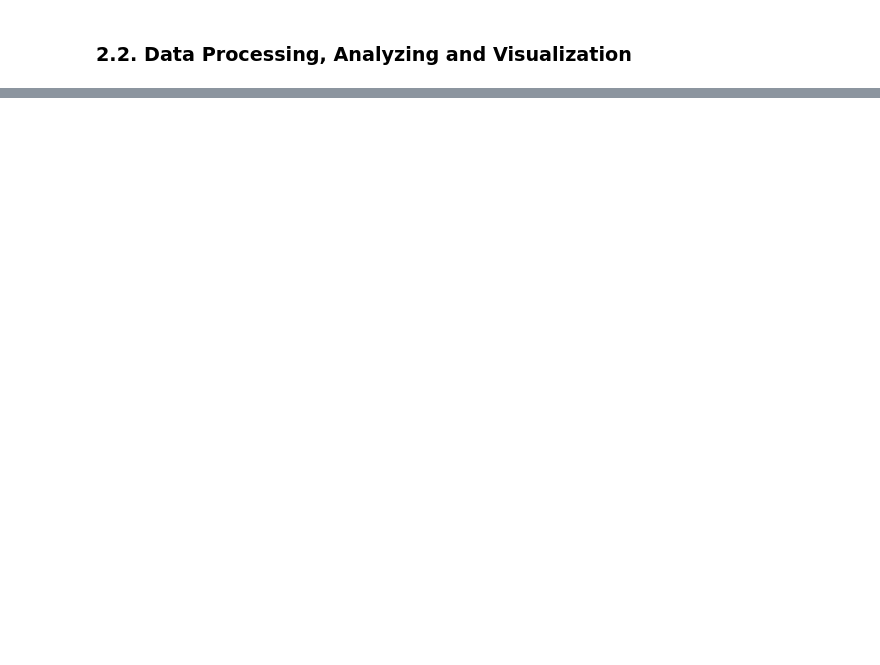
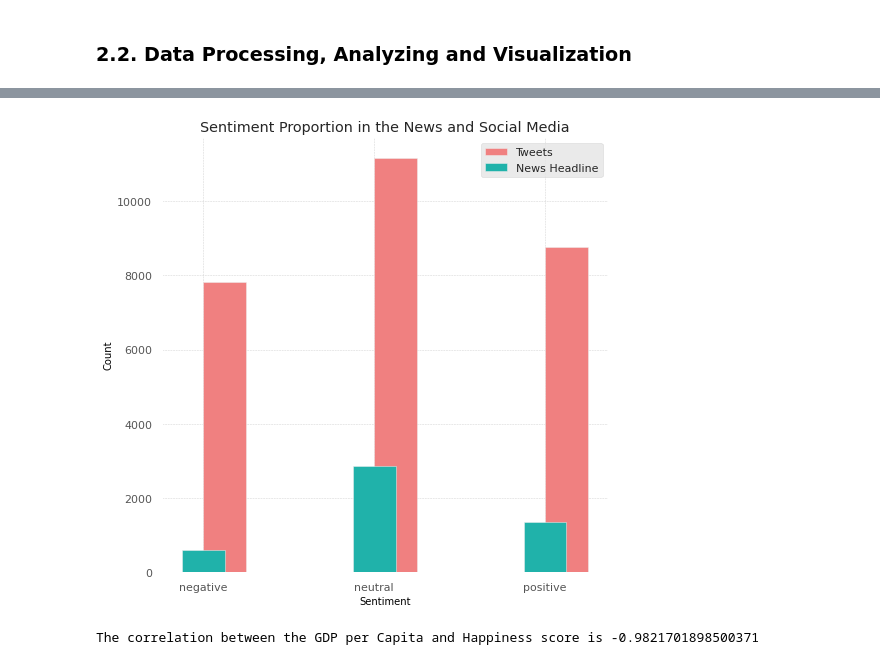
Before and after one commit to Mahalinoro/3C2_data_analytics_challenge, a Jupyter notebook: Notebook.ipynb, the cells around one changed output, grey strips where cells are left out. Saved outputs shown, nothing was run; the diff lists cells and outputs as text; code cells hidden in the pictures; blank space fills up the shorter version.

```diff
--- a/Notebook.ipynb
+++ b/Notebook.ipynb
@@ -894,0 +921,21 @@ result
+# %%
+# Proportions of sentiment in Tweets and News Headline data
+tweets_sentiment_count = tweets.groupby(by='new_sentiment').count()
+news_sentiment_count = finance_news.groupby(by='Sentiment').count()
+sentiment = pd.merge(tweets_sentiment_count, news_sentiment_count, left_index=True, right_index=True).reset_index()
+
+# Plot Sentiment Proportions
+plt.style.use("ggplot")
+fig, ax = plt.subplots(figsize=(8,8))
+ax.bar(sentiment['new_sentiment'], sentiment['textID'], color='lightcoral', width=0.25, align='edge')
+ax.bar(sentiment['new_sentiment'], sentiment['News Headline'], color='lightseagreen', width=0.25,align='center')
+
+ax.set_xlabel('Sentiment', fontsize=10, color='black')  # x label
+ax.set_ylabel('Count', fontsize=10, color='black') # y label
+ax.set_title("Sentiment Proportion in the News and Social Media") # graph title
+ax.legend(['Tweets','News Headline'], loc ="best")  # graph legend
+
+ax.set_facecolor('white')
+ax.grid(color='lightgrey', linestyle='--', linewidth=0.5)
+# %% [output]
+[figure, added]
@@ -894,0 +951,6 @@ result
+# %%
+# Correlation value
+correlation = corr_gdp_happ['GDP per Capita (US$)'].astype(float).corr(corr_gdp_happ['Score'].astype(float))
+print("The correlation between the GDP per Capita and Happiness score is {}".format(correlation))
+# %% [output]
+The correlation between the GDP per Capita and Happiness score is -0.9821701898500371
```
Also changed, not shown: parts of 21 cells of this notebook.
